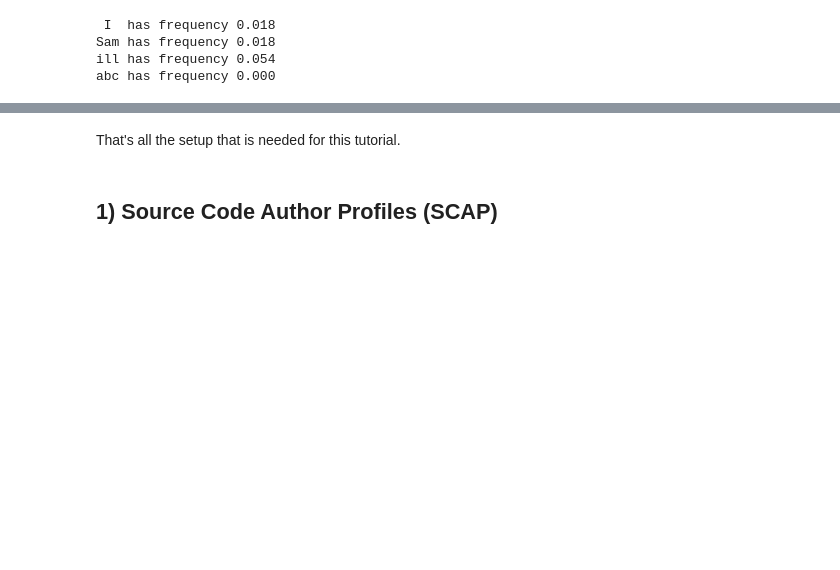
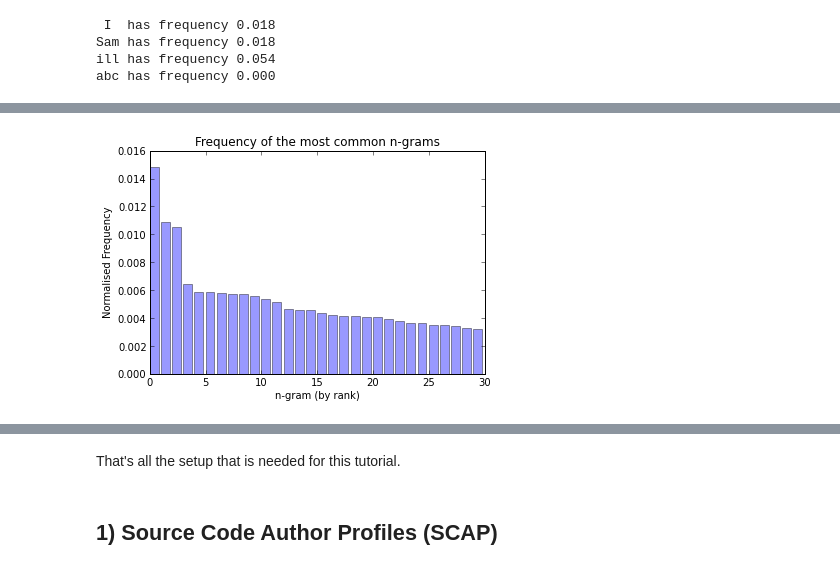
Before and after one commit to robertlayton/authorship_tutorials, a Jupyter notebook: LNGTutorial.ipynb, the cells around one changed output, grey strips where cells are left out. Drawn from its saved outputs; the diff is of its cells as text; code cells hidden in the pictures; blank space fills up the shorter version.

```diff
--- a/LNGTutorial.ipynb
+++ b/LNGTutorial.ipynb
@@ -162,3 +190,18 @@ print(documents[0].split("\n")[:20])
+# %%
+# Let's graph the most frequent n-grams of the first document
+counts = count_ngrams(documents[0], 3, normalise=True)
+top_ngrams = sorted(counts.items(), key=itemgetter(1), reverse=True)[:30]
+ngrams, ng_counts = zip(*top_ngrams)
+
+plt.figure()
+plt.bar(x_pos, ng_counts, alpha=0.4)
+plt.xlabel('n-gram (by rank)')
+plt.ylabel('Normalised Frequency')
+plt.title('Frequency of the most common n-grams')
+plt.xlim(0, len(ngrams))
+plt.show()
+# %% [output]
+[figure, added]
 # %%
 import numpy as np
 # Print stats about the authors
```
Also changed, not shown: parts of 22 cells of this notebook.
